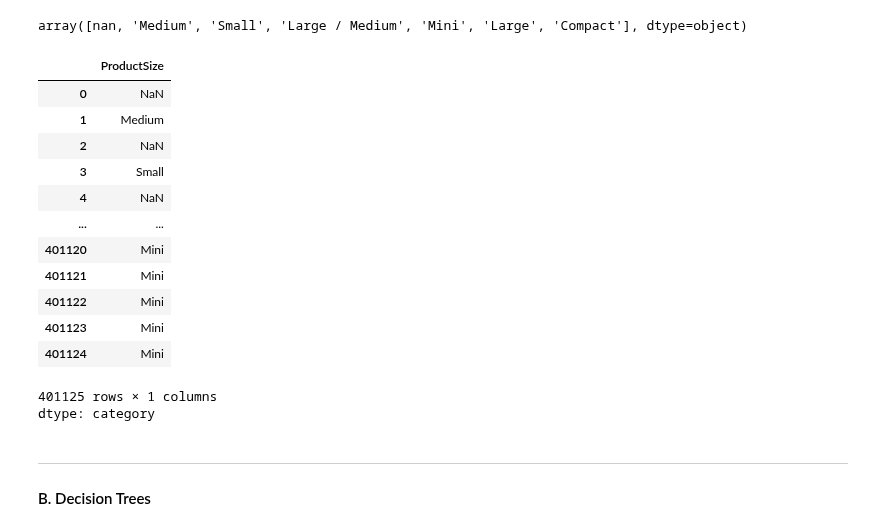
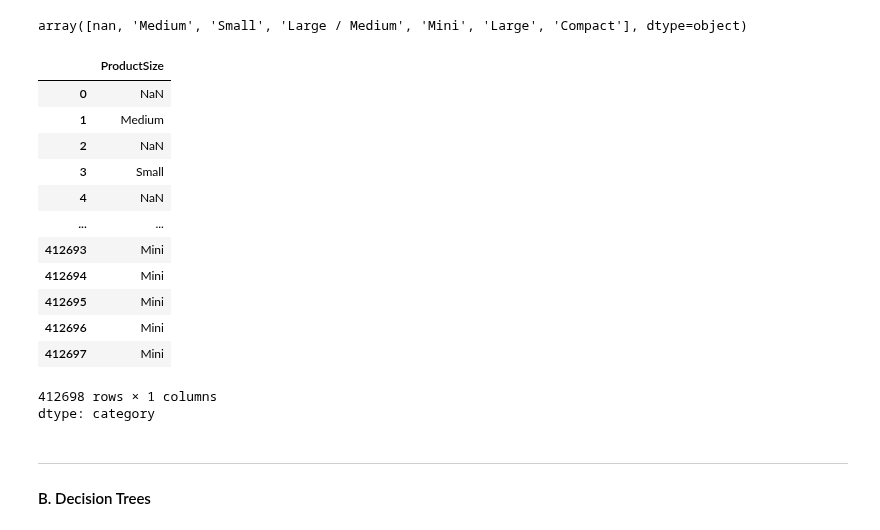
Before and after one commit to Firojpaudel/Machine-Learning-Notes, a Jupyter notebook: Practical Deep Learning For Coders/Chapter_9.ipynb, the cells around one changed output. Drawn from its saved outputs; the diff is of its cells as text; code cells hidden in the pictures.

Commit message:
DataSet CSV updated

```diff
--- a/Practical Deep Learning For Coders/Chapter_9.ipynb
+++ b/Practical Deep Learning For Coders/Chapter_9.ipynb
@@ -184,12 +180,10 @@ extract_path = "/content/dataset"
 with zipfile.ZipFile(zip_path, 'r') as zip_ref:
     zip_ref.extractall(extract_path)
 # %%
-train_path = "/content/dataset/Train/Train.csv"
-valid_path = "/content/dataset/Valid/Valid.csv"
-test_path = "/content/dataset/Test.csv"
+data_path = "/content/dataset/bluebook-for-bulldozers/TrainAndValid/TrainAndValid.csv"
+test_path = "/content/dataset/bluebook-for-bulldozers/Test.csv"
 
 #@ Loading  the dataset
-train_df = pd.read_csv(train_path)
+data_df = pd.read_csv(data_path)
 test_df = pd.read_csv(test_path)
-valid_df = pd.read_csv(valid_path)
 # %%
@@ -218,24 +212,24 @@ array([nan, 'Medium', 'Small', 'Large / Medium', 'Mini', 'Large', 'Compact'], dt
 # %%
 ##! Ordering
 
 sizes= 'Large', 'Large / Medium', 'Medium', 'Small', 'Mini', 'Compact'
 
-train_df['ProductSize'] = train_df['ProductSize'].astype('category')
-train_df['ProductSize'].cat.set_categories(sizes, ordered= True)
+data_df['ProductSize'] = data_df['ProductSize'].astype('category')
+data_df['ProductSize'].cat.set_categories(sizes, ordered= True)
 # %% [output]
 |  | ProductSize |
 | 0 | NaN |
 | 1 | Medium |
 | 2 | NaN |
 | 3 | Small |
 | 4 | NaN |
 | ... | ... |
-| 401120 | Mini |
-| 401121 | Mini |
-| 401122 | Mini |
-| 401123 | Mini |
-| 401124 | Mini |
+| 412693 | Mini |
+| 412694 | Mini |
+| 412695 | Mini |
+| 412696 | Mini |
+| 412697 | Mini |
-401125 rows × 1 columns
+412698 rows × 1 columns
 dtype: category
 # %%
 #@ Calculating the RMLSE:
```
Also changed, not shown: parts of 11 cells of this notebook.
